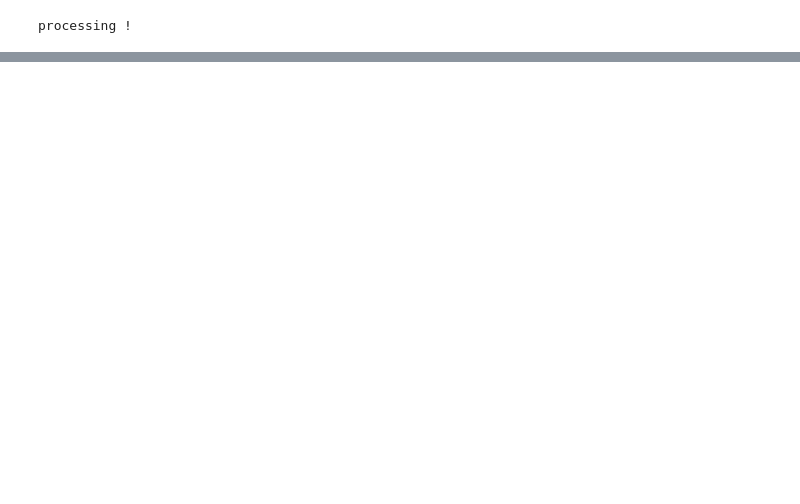
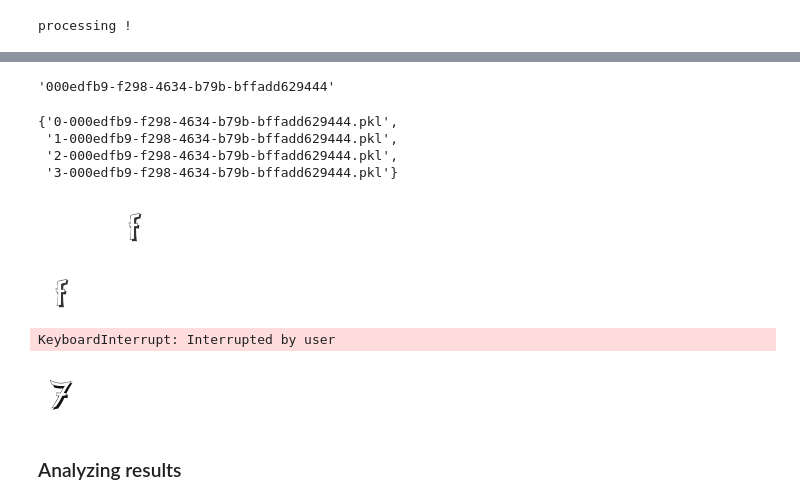
Before and after one commit to zxingz/AutoCowin, a Jupyter notebook: CowinCaptcha.ipynb, the cells around one changed output, grey strips where cells are left out. Cells and saved outputs as stored; diff of their text form; code cells hidden in the pictures; blank space fills up the shorter version.

```diff
--- a/CowinCaptcha.ipynb
+++ b/CowinCaptcha.ipynb
@@ -125,0 +172,80 @@ Tl
+# %%
+img_files[0].split('/')[-1].split('.')[0]
+# %% [output]
+'000edfb9-f298-4634-b79b-bffadd629444'
+# %%
+existing_files = set([x.split('_')[-1] for x in glob('captcha_outputs/*')])
+existing_files
+# %% [output]
+{'0-000edfb9-f298-4634-b79b-bffadd629444.pkl',
+ '1-000edfb9-f298-4634-b79b-bffadd629444.pkl',
+ '2-000edfb9-f298-4634-b79b-bffadd629444.pkl',
+ '3-000edfb9-f298-4634-b79b-bffadd629444.pkl'}
+# %%
+def captcha_output():
+    existing_files = set([x.split('_')[-1] for x in glob('captcha_outputs/*')])
+
+    for img_file in img_files:
+
+        filename = img_file.split('/')[-1].split('.')[0]
+
+        # load image file
+        with open(img_file, 'r') as img:
+            img_base64_decoded = base64.b64decode(img.read())
+
+
+        # get rid of all the lines
+        svg_rows = [x+'>' for x in img_base64_decoded.decode("utf-8").split('>')[:-1] \
+                    if 'fill="none"' not in x]
+
+        # sort characters
+        svg_chars = []
+        for row in sorted(svg_rows[1:-1], key=lambda x: float(x.split(' ')[2][4:])):
+            svg_chars.append(svg_rows[0]+row+svg_rows[-1])
+
+
+        # get char png
+        for cidx,char in enumerate(svg_chars):
+            if str(cidx)+'-'+filename+'.pkl' in existing_files:
+                continue
+            png = svg2png(bytestring=char)
+            pil_img = Image.open(io.BytesIO(png))
+            arr_img = np.array(pil_img)
+            x2,y2=0,0
+            for j in range(len(arr_img[0])-1,-1,-1):
+                flag=False
+                for i in range(len(arr_img)):
+                    if arr_img[i][j].all() != 0:
+                        x2,y2=i,j
+                        flag=True
+                        break
+                if flag:
+                    break
+            if y2<30:
+                arr_img = np.concatenate((arr_img[:, y2+1:y2+30-y2],arr_img), axis=1)
+                y2+=30-y2
+            clear_output()
+            display(pil_img)
+            arr_img = arr_img[:,y2-30:y2+1]
+            pil_img = Image.fromarray(arr_img)
+            display(pil_img)
+            ch = input('what_do_you_see ?')
+            if ch=="'":
+                continue
+            with open('captcha_outputs/'+ch+'_'+str(cidx)+'-'+filename+'.pkl', 'wb') as out_file:
+                pickle.dump(arr_img, out_file)
+
+
+
+
+captcha_output()
+# %% [output]
+[figure, added]
+[figure, added]
+KeyboardInterrupt: Interrupted by user
+# %%
+display(Image.open(io.BytesIO(png)))
+# %% [output]
+[figure, added]
+# %% [markdown]
+### Analyzing results
```
Also changed, not shown: parts of 35 cells of this notebook, 1 other file.
